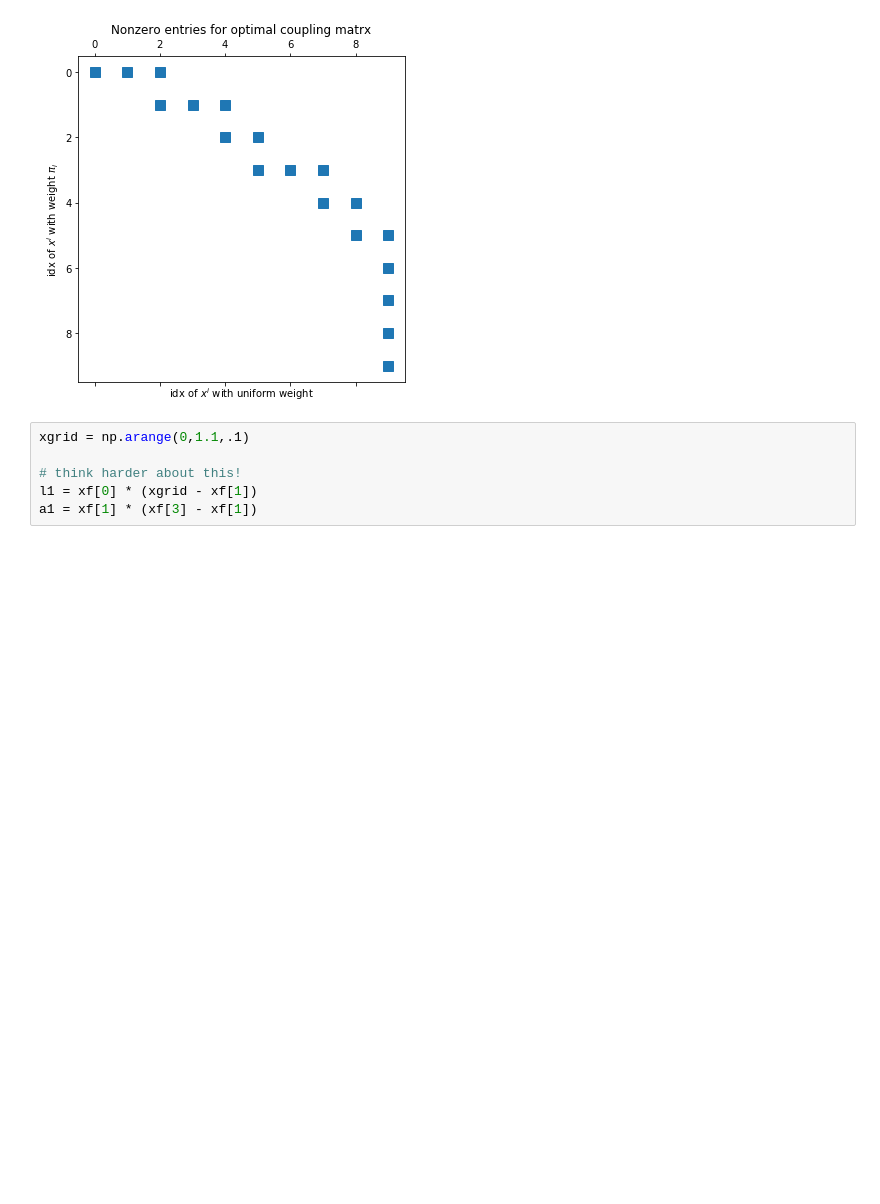
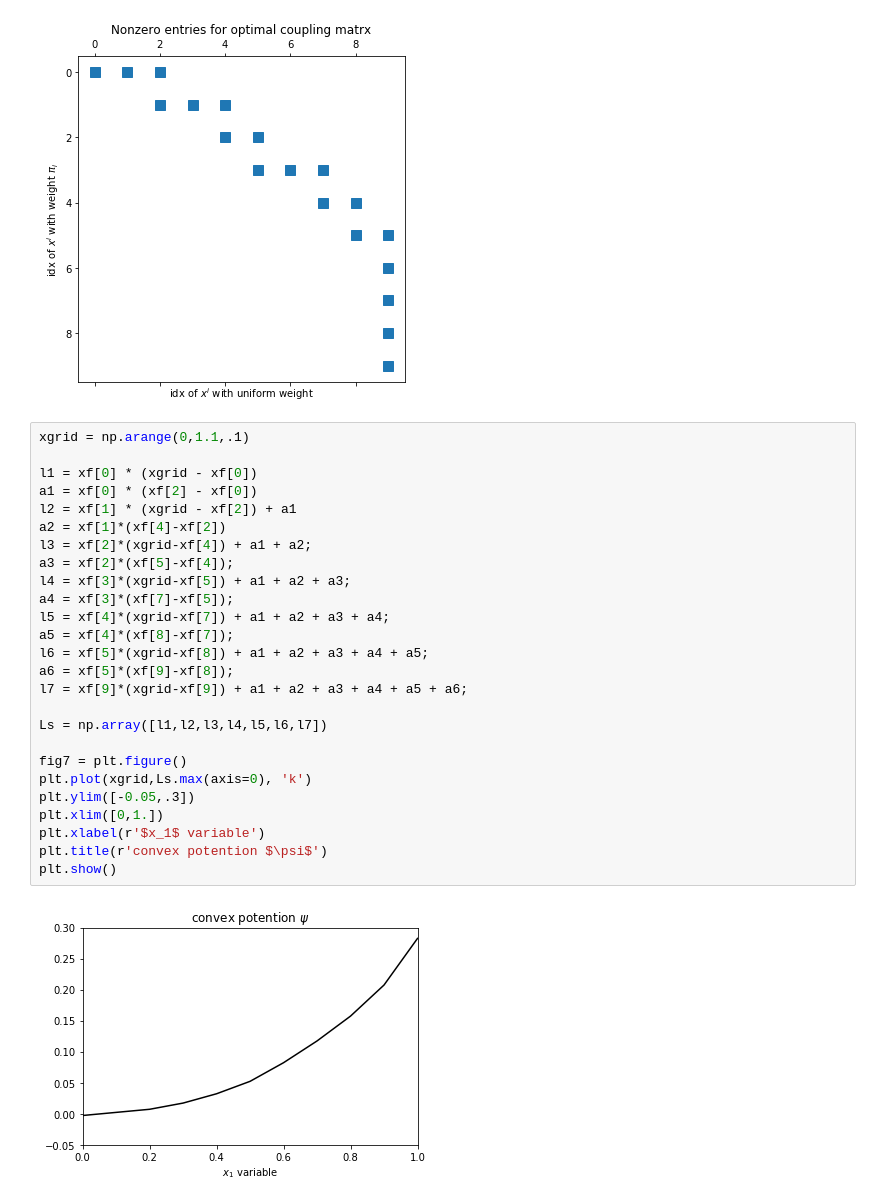
Before and after one commit to ray-chew/probabilistic_forecasting_examples, a Jupyter notebook: Chapter 2.ipynb, the cells around one changed output. Drawn from its saved outputs; the diff is of its cells as text; blank space fills up the shorter version.

```diff
--- a/Chapter 2.ipynb
+++ b/Chapter 2.ipynb
@@ -277,9 +277,31 @@ plt.show()
 # %% [output]
 [figure]
 [figure]
-# %%
-xgrid = np.arange(0,1.1,.1)
-
-# think harder about this!
-l1 = xf[0] * (xgrid - xf[1])
-a1 = xf[1] * (xf[3] - xf[1])
+# %%
+xgrid = np.arange(0,1.1,.1)
+
+l1 = xf[0] * (xgrid - xf[0])
+a1 = xf[0] * (xf[2] - xf[0])
+l2 = xf[1] * (xgrid - xf[2]) + a1
+a2 = xf[1]*(xf[4]-xf[2])
+l3 = xf[2]*(xgrid-xf[4]) + a1 + a2;
+a3 = xf[2]*(xf[5]-xf[4]);
+l4 = xf[3]*(xgrid-xf[5]) + a1 + a2 + a3;
+a4 = xf[3]*(xf[7]-xf[5]);
+l5 = xf[4]*(xgrid-xf[7]) + a1 + a2 + a3 + a4;
+a5 = xf[4]*(xf[8]-xf[7]);
+l6 = xf[5]*(xgrid-xf[8]) + a1 + a2 + a3 + a4 + a5;
+a6 = xf[5]*(xf[9]-xf[8]);
+l7 = xf[9]*(xgrid-xf[9]) + a1 + a2 + a3 + a4 + a5 + a6;
+
+Ls = np.array([l1,l2,l3,l4,l5,l6,l7])
+
+fig7 = plt.figure()
+plt.plot(xgrid,Ls.max(axis=0), 'k')
+plt.ylim([-0.05,.3])
+plt.xlim([0,1.])
+plt.xlabel(r'$x_1$ variable')
+plt.title(r'convex potention $\psi$')
+plt.show()
+# %% [output]
+[figure, added]
```
